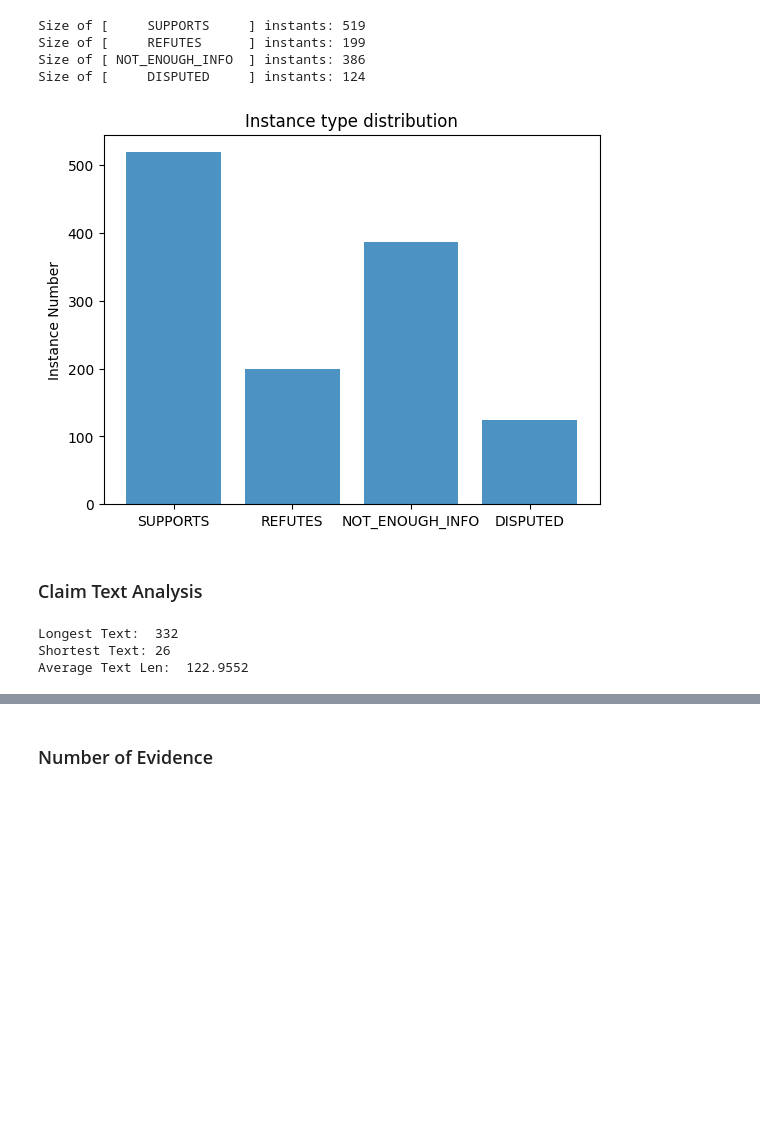
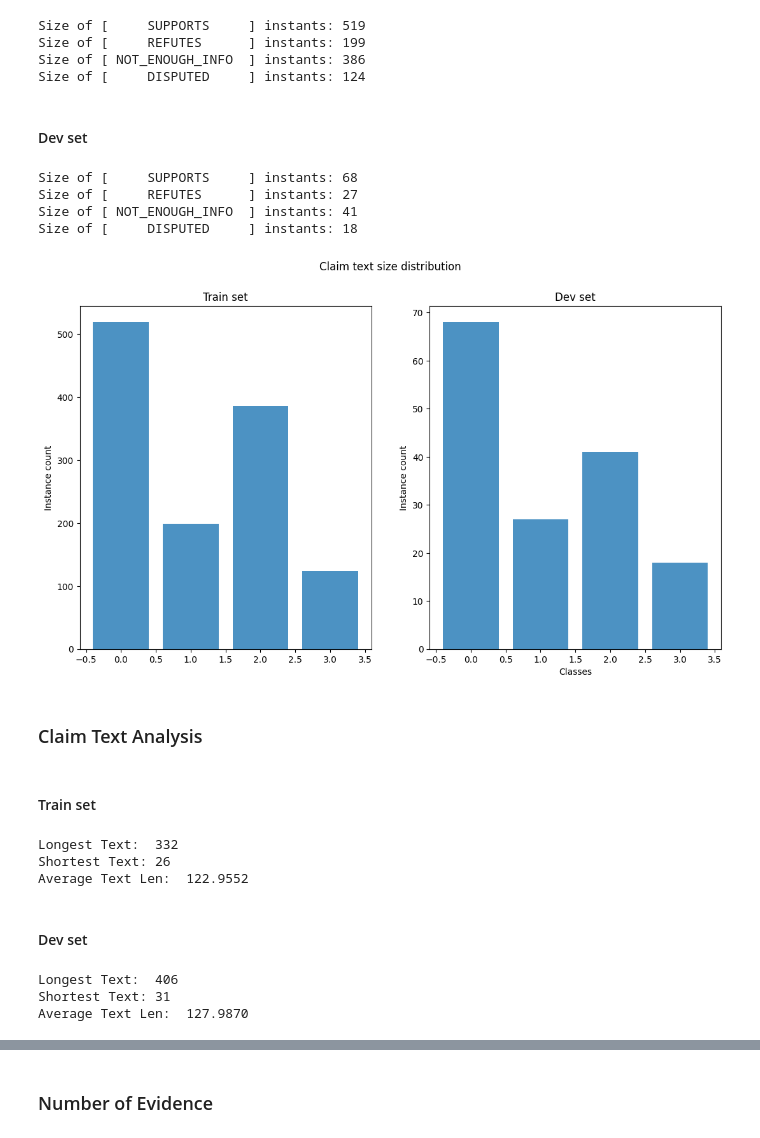
Before and after one commit to yuhsienchiang/fact-check, a Jupyter notebook: data_analysis.ipynb, the cells around one changed output, grey strips where cells are left out. Drawn from its saved outputs; the diff is of its cells as text; code cells hidden in the pictures; blank space fills up the shorter version.

```diff
--- a/data_analysis.ipynb
+++ b/data_analysis.ipynb
@@ -44,6 +62,6 @@ Evidence set size: 1208827
 # %%
-cata_0_num = train_claims_data.loc[train_claims_data["label"] == label_tags[0]].shape[0]
-cata_1_num = train_claims_data.loc[train_claims_data["label"] == label_tags[1]].shape[0]
-cata_2_num = train_claims_data.loc[train_claims_data["label"] == label_tags[2]].shape[0]
-cata_3_num = train_claims_data.loc[train_claims_data["label"] == label_tags[3]].shape[0]
+train_cata_0_num = train_claims_data.loc[train_claims_data["label"] == label_tags[0]].shape[0]
+train_cata_1_num = train_claims_data.loc[train_claims_data["label"] == label_tags[1]].shape[0]
+train_cata_2_num = train_claims_data.loc[train_claims_data["label"] == label_tags[2]].shape[0]
+train_cata_3_num = train_claims_data.loc[train_claims_data["label"] == label_tags[3]].shape[0]
 # %%
@@ -56,17 +74,38 @@ Size of [     SUPPORTS     ] instants: 519
 Size of [     REFUTES      ] instants: 199
 Size of [ NOT_ENOUGH_INFO  ] instants: 386
 Size of [     DISPUTED     ] instants: 124
-# %%
-x_pos = np.arange(len(label_tags))
-instance_num = [cata_0_num, cata_1_num, cata_2_num, cata_3_num]
-
-plt.bar(x_pos, instance_num, align='center', alpha=0.8)
-plt.xticks(x_pos, label_tags)
-plt.ylabel('Instance Number')
-plt.title('Instance type distribution')
-
-plt.show()
-# %% [output]
-[figure, removed]
+# %% [markdown]
+#### Dev set
+# %%
+dev_cata_0_num = dev_claims_data.loc[dev_claims_data["label"] == label_tags[0]].shape[0]
+dev_cata_1_num = dev_claims_data.loc[dev_claims_data["label"] == label_tags[1]].shape[0]
+dev_cata_2_num = dev_claims_data.loc[dev_claims_data["label"] == label_tags[2]].shape[0]
+dev_cata_3_num = dev_claims_data.loc[dev_claims_data["label"] == label_tags[3]].shape[0]
+# %%
+print(f"Size of [{label_tags[0]: ^18}] instants: {dev_cata_0_num}")
+print(f"Size of [{label_tags[1]: ^18}] instants: {dev_cata_1_num}")
+print(f"Size of [{label_tags[2]: ^18}] instants: {dev_cata_2_num}")
+print(f"Size of [{label_tags[3]: ^18}] instants: {dev_cata_3_num}")
+# %% [output]
+Size of [     SUPPORTS     ] instants: 68
+Size of [     REFUTES      ] instants: 27
+Size of [ NOT_ENOUGH_INFO  ] instants: 41
+Size of [     DISPUTED     ] instants: 18
+# %%
+x_pos = np.arange(len(label_tags))
+train_instance_num = [train_cata_0_num, train_cata_1_num, train_cata_2_num, train_cata_3_num]
+dev_instance_num = [dev_cata_0_num, dev_cata_1_num, dev_cata_2_num, dev_cata_3_num]
+
+fig, (ax1, ax2) = plt.subplots(1, 2, figsize=(13,7))
+ax1.bar(x_pos, train_instance_num, align='center', alpha=0.8)
+ax2.bar(x_pos, dev_instance_num, align='center', alpha=0.8)
+ax1.set(ylabel='Instance count', xlabel='', title='Train set')
+ax2.set(ylabel='Instance count', xlabel='Classes', title='Dev set')
+
+fig.suptitle('Claim text size distribution')
+
+plt.show("Instance type distribution")
+# %% [output]
+[figure, added]
 # %% [markdown]
 ### Claim Text Analysis
@@ -75 +112,3 @@ train_claims_data["claim_text_len"] = train_claims_data["claim_text"].apply(lamb
+# %% [markdown]
+#### Train set
 # %%
@@ -80,3 +121,15 @@ print(f"Average Text Len: {train_claims_data['claim_text_len'].mean(): .4f}")
 Longest Text:  332
 Shortest Text: 26
 Average Text Len:  122.9552
+# %% [markdown]
+#### Dev set
+# %%
+dev_claims_data["claim_text_len"] = dev_claims_data["claim_text"].apply(lambda x: len(x))
+
+print(f"Longest Text:  {dev_claims_data['claim_text_len'].max()}")
+print(f"Shortest Text: {dev_claims_data['claim_text_len'].min()}")
+print(f"Average Text Len: {dev_claims_data['claim_text_len'].mean(): .4f}")
+# %% [output]
+Longest Text:  406
+Shortest Text: 31
+Average Text Len:  127.9870
```
Also changed, not shown: parts of 18 cells of this notebook.
